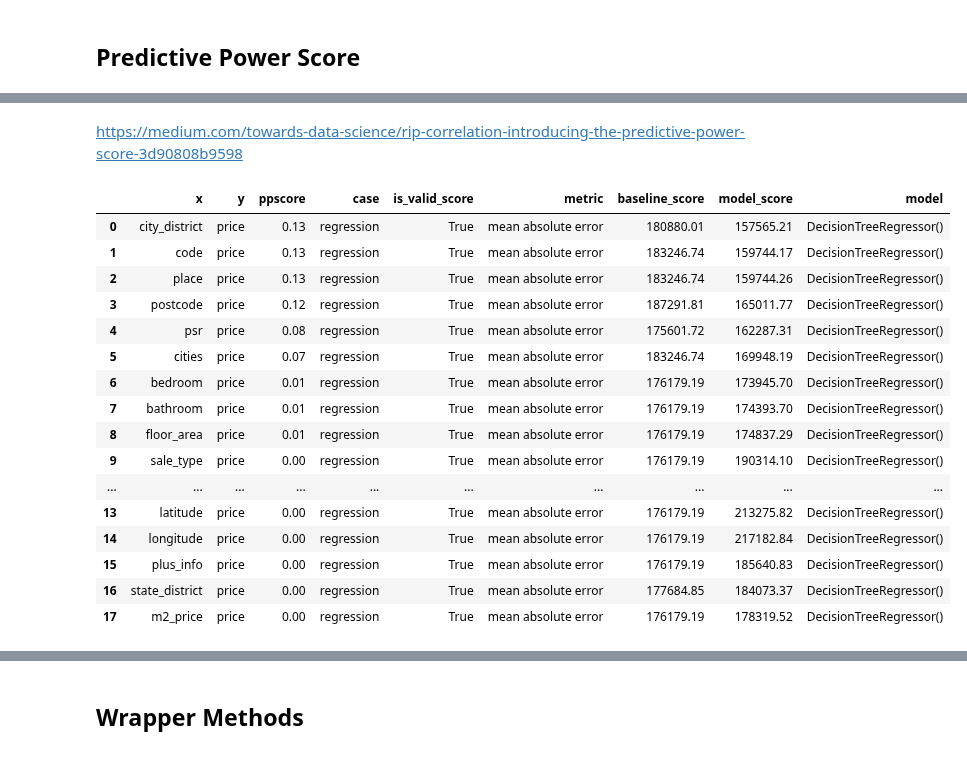
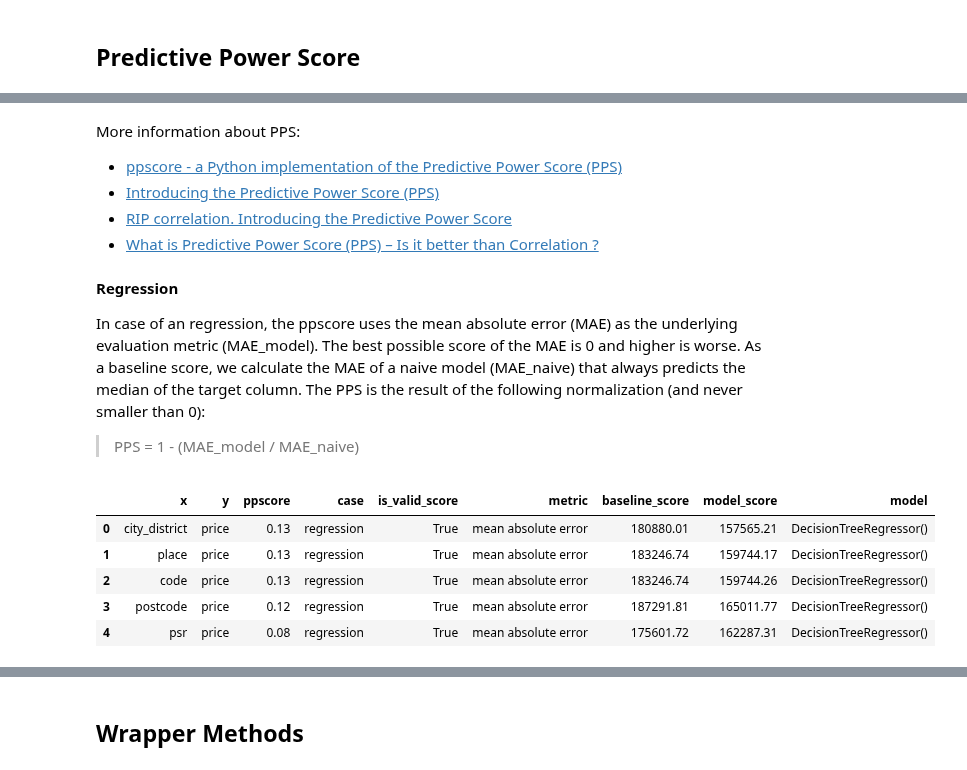
Before and after one commit to javiicc/Identifying_Potential_Investment_Opportunities_In_The_Irish_Real_Estate_Market_Using_MachineLearning, a Jupyter notebook: Data_Analysis.ipynb, the cells around one changed output, grey strips where cells are left out. Saved outputs shown, nothing was run; the diff lists cells and outputs as text; code cells hidden in the pictures.

```diff
--- a/Data_Analysis.ipynb
+++ b/Data_Analysis.ipynb
@@ -913,2 +920,7 @@ I conclude that it would be good looking for more data in order to find more var
 # %% [markdown]
-https://medium.com/towards-data-science/rip-correlation-introducing-the-predictive-power-score-3d90808b9598
+More information about PPS:
+
+- [ppscore - a Python implementation of the Predictive Power Score (PPS)](https://github.com/8080labs/ppscore)
+- [Introducing the Predictive Power Score (PPS)](https://docs.bamboolib.8080labs.com/documentation/reference/predictors#introducing-the-predictive-power-score-pps)
+- [RIP correlation. Introducing the Predictive Power Score](https://medium.com/towards-data-science/rip-correlation-introducing-the-predictive-power-score-3d90808b9598)
+- [What is Predictive Power Score (PPS) – Is it better than Correlation ?](https://machinelearningknowledge.ai/predictive-power-score-vs-correlation-with-python-implementation/)
@@ -921,23 +927,26 @@ variables = ['price', 'sale_type', 'floor_area', 'psr',
+# %% [markdown]
+**Regression**
+
+In case of an regression, the ppscore uses the mean absolute error (MAE) as the underlying evaluation metric (MAE_model). The best possible score of the MAE is 0 and higher is worse. As a baseline score, we calculate the MAE of a naive model (MAE_naive) that always predicts the median of the target column. The PPS is the result of the following normalization (and never smaller than 0):
+
+> PPS = 1 - (MAE_model / MAE_naive)
 # %%
-pps.predictors(sale_out[variables], 'price', output='df', sorted=True)
+variables = ['price', 'sale_type', 'floor_area', 'psr',
+             'ber', 'views', 'type_house',
+             'latitude', 'longitude', 'bedroom',
+             'bathroom', 'plus_info', 'postcode',
+             'state_district', 'city_district',
+             'place', 'code', 'cities']
+
+# You can see the resulted DataFrame with the following line of code
+pps.predictors(sale_out[variables], 'price', output='df', sorted=True).head()
 # %% [output]
 |  | x | y | ppscore | case | is_valid_score | metric | baseline_score | model_score | model |
 | 0 | city_district | price | 0.13 | regression | True | mean absolute error | 180880.01 | 157565.21 | DecisionTreeRegressor() |
-| 1 | code | price | 0.13 | regression | True | mean absolute error | 183246.74 | 159744.17 | DecisionTreeRegressor() |
-| 2 | place | price | 0.13 | regression | True | mean absolute error | 183246.74 | 159744.26 | DecisionTreeRegressor() |
+| 1 | place | price | 0.13 | regression | True | mean absolute error | 183246.74 | 159744.17 | DecisionTreeRegressor() |
+| 2 | code | price | 0.13 | regression | True | mean absolute error | 183246.74 | 159744.26 | DecisionTreeRegressor() |
 | 3 | postcode | price | 0.12 | regression | True | mean absolute error | 187291.81 | 165011.77 | DecisionTreeRegressor() |
 | 4 | psr | price | 0.08 | regression | True | mean absolute error | 175601.72 | 162287.31 | DecisionTreeRegressor() |
-| 5 | cities | price | 0.07 | regression | True | mean absolute error | 183246.74 | 169948.19 | DecisionTreeRegressor() |
-| 6 | bedroom | price | 0.01 | regression | True | mean absolute error | 176179.19 | 173945.70 | DecisionTreeRegressor() |
-| 7 | bathroom | price | 0.01 | regression | True | mean absolute error | 176179.19 | 174393.70 | DecisionTreeRegressor() |
-| 8 | floor_area | price | 0.01 | regression | True | mean absolute error | 176179.19 | 174837.29 | DecisionTreeRegressor() |
-| 9 | sale_type | price | 0.00 | regression | True | mean absolute error | 176179.19 | 190314.10 | DecisionTreeRegressor() |
-| ... | ... | ... | ... | ... | ... | ... | ... | ... | ... |
-| 13 | latitude | price | 0.00 | regression | True | mean absolute error | 176179.19 | 213275.82 | DecisionTreeRegressor() |
-| 14 | longitude | price | 0.00 | regression | True | mean absolute error | 176179.19 | 217182.84 | DecisionTreeRegressor() |
-| 15 | plus_info | price | 0.00 | regression | True | mean absolute error | 176179.19 | 185640.83 | DecisionTreeRegressor() |
-| 16 | state_district | price | 0.00 | regression | True | mean absolute error | 177684.85 | 184073.37 | DecisionTreeRegressor() |
-| 17 | m2_price | price | 0.00 | regression | True | mean absolute error | 176179.19 | 178319.52 | DecisionTreeRegressor() |
 # %%
 fig, axs = plt.subplots(figsize=(15, 10))
 
```
Also changed, not shown: parts of 5 cells of this notebook.
